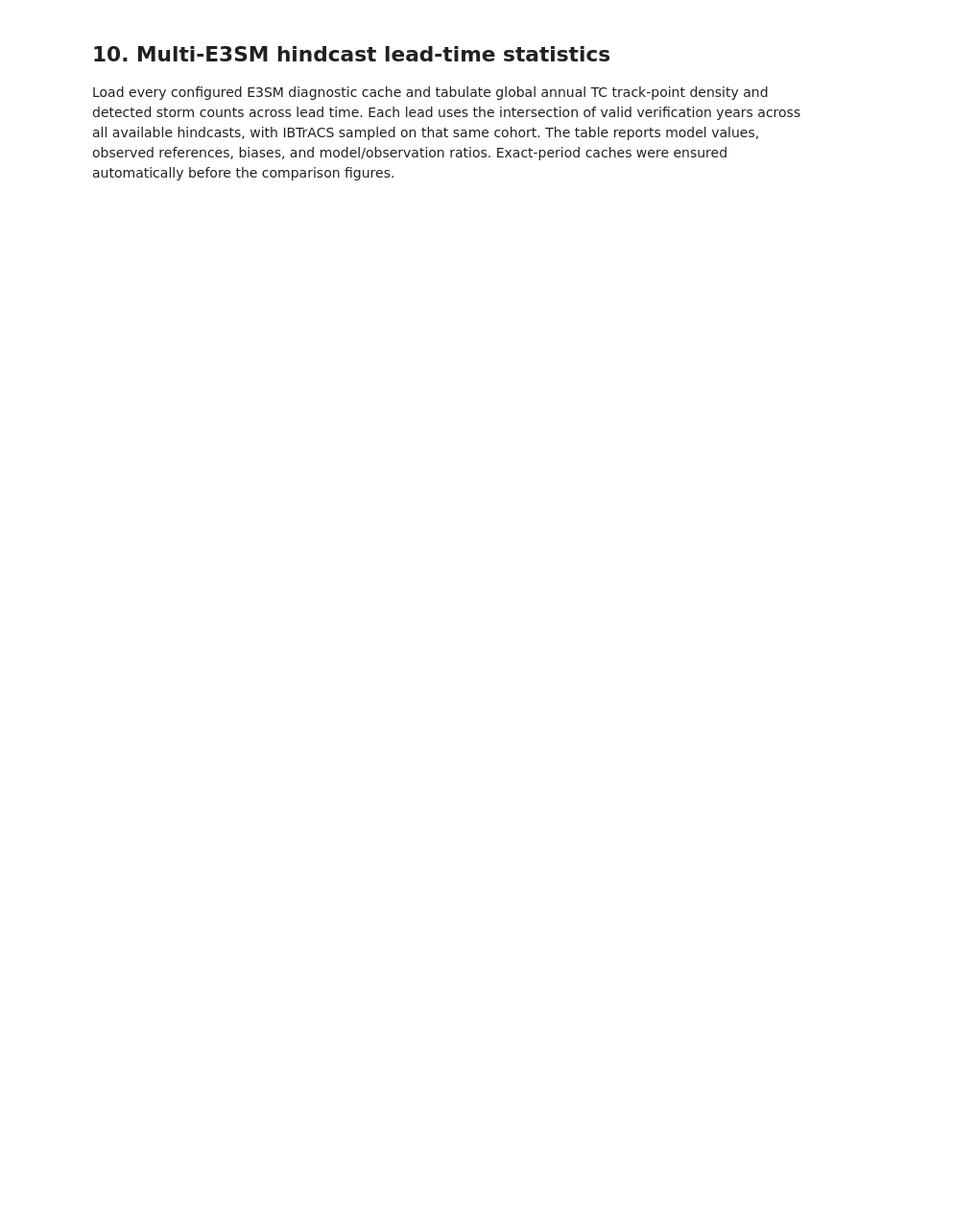
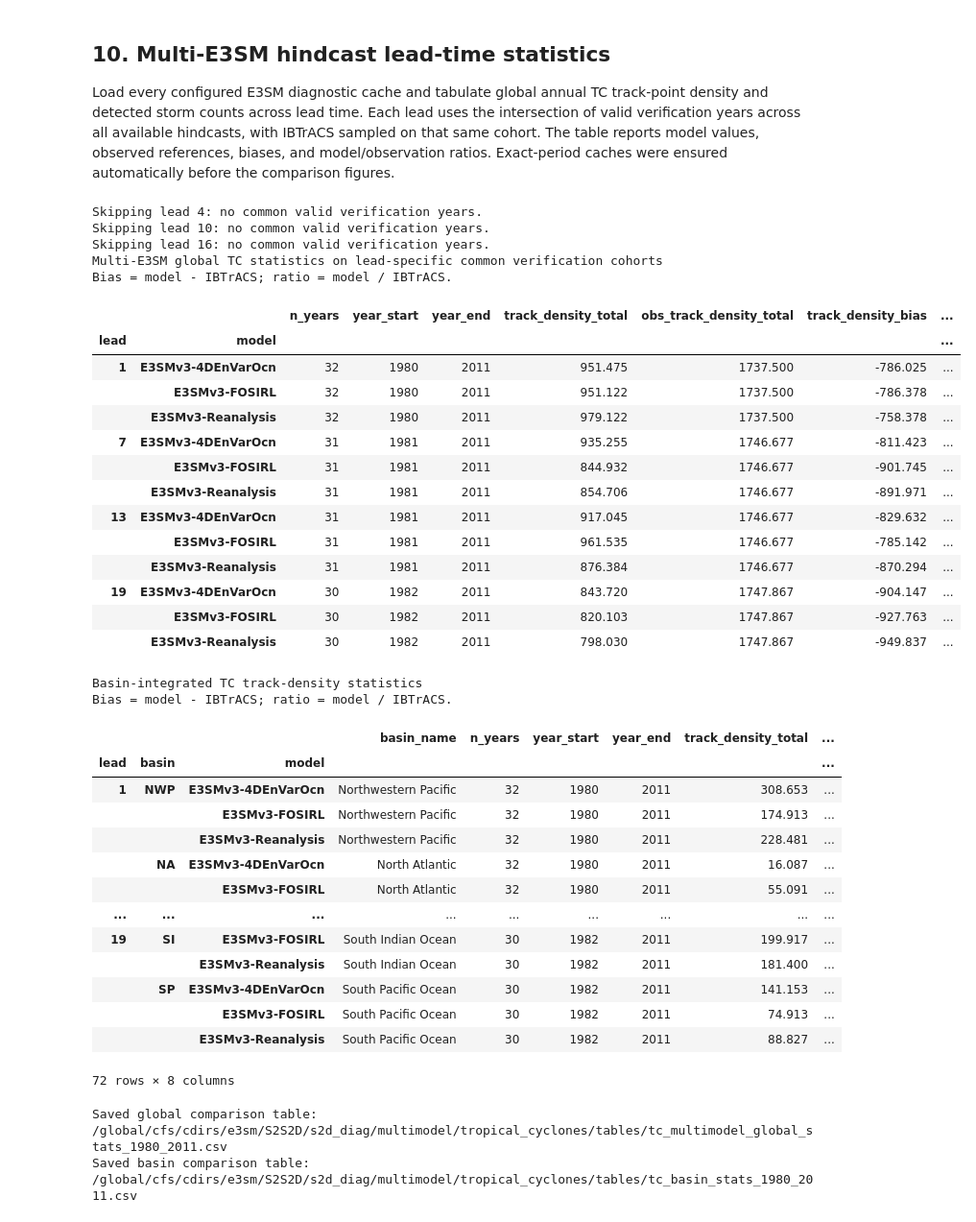
Before and after one commit to zhangshixuan1987/ESP-Lab, a Jupyter notebook: jupyter/s2d_skill/7b_tc_leadtime_analysis.ipynb, the cells around one changed output. Shown at 96% size. Saved outputs shown, nothing was run; the diff lists cells and outputs as text; code cells hidden in the pictures; blank space fills up the shorter version.

```diff
--- a/jupyter/s2d_skill/7b_tc_leadtime_analysis.ipynb
+++ b/jupyter/s2d_skill/7b_tc_leadtime_analysis.ipynb
@@ -2294,10 +2396,8 @@ missing_comparison_caches = {}
 
 for case_key in comparison_cfg["case_keys"]:
     path = hindcast_diag_path(case_key)
-    if case_key == PROCESS_CASE_KEY and "DS_DIAG" in globals():
-        dataset = DS_DIAG.load()
-    elif path.is_file():
-        dataset = xr.open_dataset(path).load()
+    if path.is_file():
+        dataset = _load_netcdf_fully(path)
     else:
         missing_comparison_caches[case_key] = path
         continue
@@ -2323,7 +2423,7 @@ if not comparison_datasets:
 
 obs_source = next(
     (dataset for dataset in comparison_datasets.values() if "obs_track_density_count" in dataset),
-    DS_DIAG if "DS_DIAG" in globals() and "obs_track_density_count" in DS_DIAG else None,
+    None,
 )
 if obs_source is None:
     raise ValueError("No loaded diagnostic contains the IBTrACS companion variables. Run Section 8 first.")
@@ -2500,30 +2600,68 @@ basin_table["basin"] = pd.Categorical(
 basin_table = (
     basin_table
     .sort_values(["lead", "basin", "model"])
     .set_index(["lead", "basin", "model"])
     [[
         "basin_name", "n_years", "year_start", "year_end",
         "track_density_total", "obs_track_density_total",
         "track_density_bias", "track_density_ratio",
     ]]
 )
 basin_table_display = basin_table.copy()
 basin_float_columns = basin_table_display.select_dtypes(include=["floating"]).columns
 basin_table_display[basin_float_columns] = (
     basin_table_display[basin_float_columns].round(3)
 )
 print(
     "\nBasin-integrated TC track-density statistics\n"
     "Bias = model - IBTrACS; ratio = model / IBTrACS."
 )
 display(basin_table_display)
 
 start_yr = int(comparison_table["year_start"].min())
 end_yr = int(comparison_table["year_end"].max())
 comparison_table_path = TABLE_OUTDIR / f"tc_multimodel_global_stats_{start_yr}_{end_yr}.csv"
 comparison_table.to_csv(comparison_table_path)
 print(f"Saved global comparison table: {comparison_table_path}")
 
 basin_table_path = TABLE_OUTDIR / f"tc_basin_stats_{start_yr}_{end_yr}.csv"
 basin_table.to_csv(basin_table_path)
 print(f"Saved basin comparison table: {basin_table_path}")
+# %% [output]
+Skipping lead 4: no common valid verification years.
+Skipping lead 10: no common valid verification years.
+Skipping lead 16: no common valid verification years.
+Multi-E3SM global TC statistics on lead-specific common verification cohorts
+Bias = model - IBTrACS; ratio = model / IBTrACS.
+|  |  | n_years | year_start | year_end | track_density_total | obs_track_density_total | track_density_bias | ... |
+| lead | model |  |  |  |  |  |  | ... |
+| 1 | E3SMv3-4DEnVarOcn | 32 | 1980 | 2011 | 951.475 | 1737.500 | -786.025 | ... |
+|  | E3SMv3-FOSIRL | 32 | 1980 | 2011 | 951.122 | 1737.500 | -786.378 | ... |
+|  | E3SMv3-Reanalysis | 32 | 1980 | 2011 | 979.122 | 1737.500 | -758.378 | ... |
+| 7 | E3SMv3-4DEnVarOcn | 31 | 1981 | 2011 | 935.255 | 1746.677 | -811.423 | ... |
+|  | E3SMv3-FOSIRL | 31 | 1981 | 2011 | 844.932 | 1746.677 | -901.745 | ... |
+|  | E3SMv3-Reanalysis | 31 | 1981 | 2011 | 854.706 | 1746.677 | -891.971 | ... |
+| 13 | E3SMv3-4DEnVarOcn | 31 | 1981 | 2011 | 917.045 | 1746.677 | -829.632 | ... |
+|  | E3SMv3-FOSIRL | 31 | 1981 | 2011 | 961.535 | 1746.677 | -785.142 | ... |
+|  | E3SMv3-Reanalysis | 31 | 1981 | 2011 | 876.384 | 1746.677 | -870.294 | ... |
+| 19 | E3SMv3-4DEnVarOcn | 30 | 1982 | 2011 | 843.720 | 1747.867 | -904.147 | ... |
+|  | E3SMv3-FOSIRL | 30 | 1982 | 2011 | 820.103 | 1747.867 | -927.763 | ... |
+|  | E3SMv3-Reanalysis | 30 | 1982 | 2011 | 798.030 | 1747.867 | -949.837 | ... |
+Basin-integrated TC track-density statistics
+Bias = model - IBTrACS; ratio = model / IBTrACS.
+|  |  |  | basin_name | n_years | year_start | year_end | track_density_total | ... |
+| lead | basin | model |  |  |  |  |  | ... |
+| 1 | NWP | E3SMv3-4DEnVarOcn | Northwestern Pacific | 32 | 1980 | 2011 | 308.653 | ... |
+|  |  | E3SMv3-FOSIRL | Northwestern Pacific | 32 | 1980 | 2011 | 174.913 | ... |
+|  |  | E3SMv3-Reanalysis | Northwestern Pacific | 32 | 1980 | 2011 | 228.481 | ... |
+|  | NA | E3SMv3-4DEnVarOcn | North Atlantic | 32 | 1980 | 2011 | 16.087 | ... |
+|  |  | E3SMv3-FOSIRL | North Atlantic | 32 | 1980 | 2011 | 55.091 | ... |
+| ... | ... | ... | ... | ... | ... | ... | ... | ... |
+| 19 | SI | E3SMv3-FOSIRL | South Indian Ocean | 30 | 1982 | 2011 | 199.917 | ... |
+|  |  | E3SMv3-Reanalysis | South Indian Ocean | 30 | 1982 | 2011 | 181.400 | ... |
+|  | SP | E3SMv3-4DEnVarOcn | South Pacific Ocean | 30 | 1982 | 2011 | 141.153 | ... |
+|  |  | E3SMv3-FOSIRL | South Pacific Ocean | 30 | 1982 | 2011 | 74.913 | ... |
+|  |  | E3SMv3-Reanalysis | South Pacific Ocean | 30 | 1982 | 2011 | 88.827 | ... |
+72 rows × 8 columns
+Saved global comparison table: /global/cfs/cdirs/e3sm/S2S2D/s2d_diag/multimodel/tropical_cyclones/tables/tc_multimodel_global_stats_1980_2011.csv
+Saved basin comparison table: /global/cfs/cdirs/e3sm/S2S2D/s2d_diag/multimodel/tropical_cyclones/tables/tc_basin_stats_1980_2011.csv
```
Also changed, not shown: parts of 6 cells of this notebook, 3 other files.
